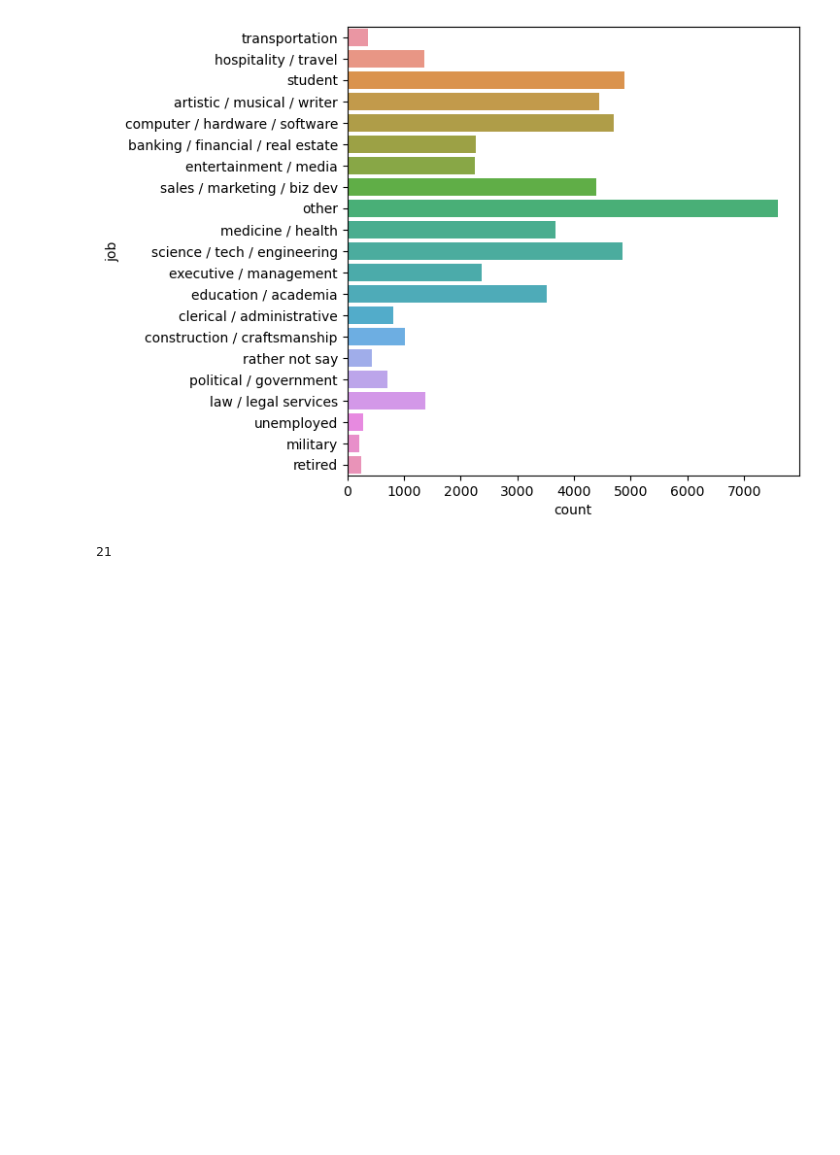
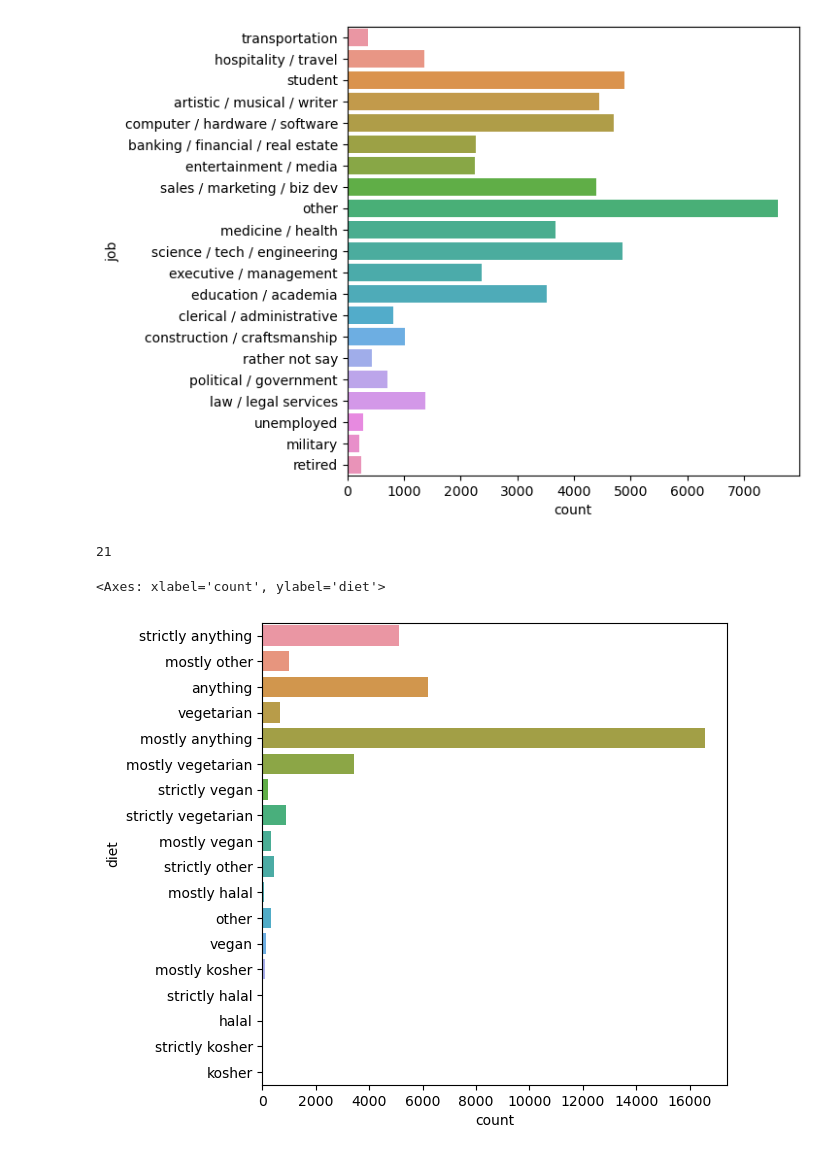
Before and after one commit to StephPad11/OKCupid-Project, a Jupyter notebook: date-a-scientist.ipynb, the cells around one changed output. Drawn from its saved outputs; the diff is of its cells as text; code cells hidden in the pictures; blank space fills up the shorter version.

Commit message:
Update date-a-scientist.ipynb
finished here for the day, start with consolidating columns of df to signs, religion, orientation, gender, diet, job, pets, body type for OHE and modeling tomorrow

```diff
--- a/date-a-scientist.ipynb
+++ b/date-a-scientist.ipynb
@@ -285,3 +285,13 @@ print(profiles.job.nunique())
 32
 [figure]
 21
+# %%
+# Diet
+# It appears that open-mindedness is a desirable trait to display since the
+# majority of responses are open to anything, (strictly anything, anything,
+# and mostly anything being clear majorities here)
+
+sns.countplot(data=profiles, y="diet")
+# %% [output]
+<Axes: xlabel='count', ylabel='diet'>
+[figure, added]
```
Also changed, not shown: parts of 5 cells of this notebook.
